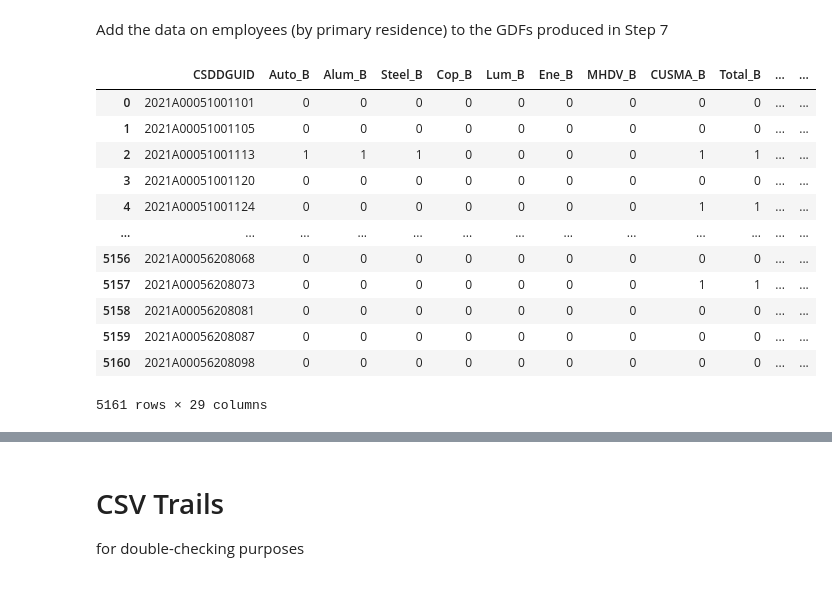
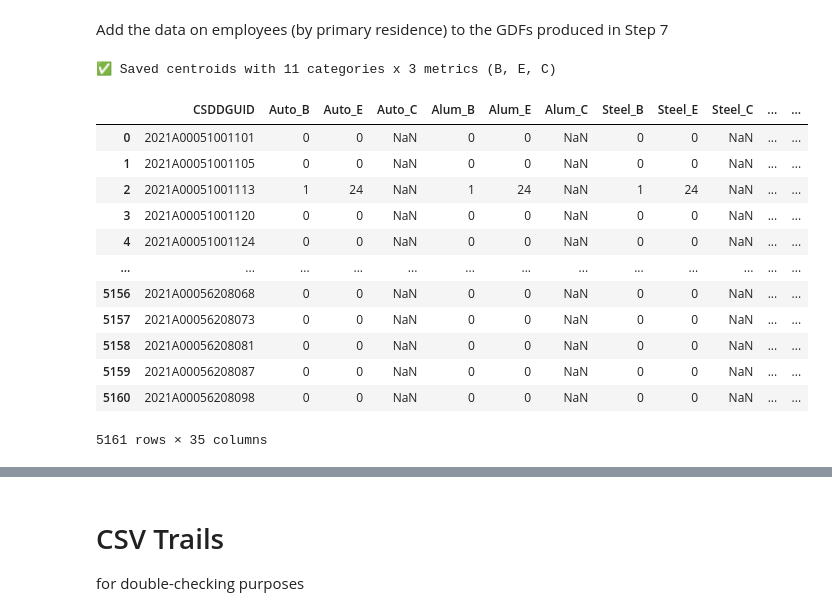
Before and after one commit to schoolofcities/tariffs, a Jupyter notebook: analysis/Data Manipulation YJ CSD.ipynb, the cells around one changed output, grey strips where cells are left out. Saved outputs shown, nothing was run; the diff lists cells and outputs as text; code cells hidden in the pictures.

```diff
--- a/analysis/Data Manipulation YJ CSD.ipynb
+++ b/analysis/Data Manipulation YJ CSD.ipynb
@@ -1096,6 +1199,10 @@ weight_naics_pivot
 | 12 | YK | 0.000000 | 0.000000 | 0.0 | 0.000000 | 0.000000 | 0.000000 | 0.000000 | 0.0 | 0.000000 | ... |
 13 rows × 311 columns
 # %%
+# ============================================================
+# CALCULATE CENSUS BY TARIFFS - DYNAMIC CATEGORIES
+# ============================================================
+
 # Step 1: Merge adjusted_jobs with weight_naics_pivot on Province
 census_byjobs = adjusted_jobs.merge(weight_naics_pivot, on='Province', how='left')
 
@@ -1112,18 +1219,20 @@ census_byjobs = census_byjobs[['CSDDGUID', 'To'] + cola]
 grouped_data = {
     'CSDDGUID': census_byjobs['CSDDGUID'],  # retain CSD ID
     'Census': census_byjobs['To'],
-    'Auto_C': census_byjobs[[col for col in cola if col in auto_naics]].sum(axis=1),
-    'Alum_C': census_byjobs[[col for col in cola if col in alum_naics]].sum(axis=1),
-    'Steel_C': census_byjobs[[col for col in cola if col in steel_naics]].sum(axis=1),
-    'Cop_C': census_byjobs[[col for col in cola if col in copper_naics]].sum(axis=1),
-    'Lum_C': census_byjobs[[col for col in cola if col in lum_naics]].sum(axis=1),
-    'Ene_C': census_byjobs[[col for col in cola if col in ene_naics]].sum(axis=1),
-    'MHDV_C': census_byjobs[[col for col in cola if col in mhdv_naics]].sum(axis=1),
-    'CUSMA_C': census_byjobs[[col for col in cola if col in noncusma_naics]].sum(axis=1),
-    'Total_C': census_byjobs.iloc[:, 2:].sum(axis=1)
 }
+
+# Add _C columns for each category dynamically
+for prefix, naics_set in category_naics.items():
+    matching_cols = [col for col in cola if col in naics_set]
+    if matching_cols:
+        grouped_data[f'{prefix}_C'] = census_byjobs[matching_cols].sum(axis=1)
+    else:
+        grouped_data[f'{prefix}_C'] = 0
 
 # Create final grouped DataFrame
 census_bytariffs = pd.DataFrame(grouped_data)
+
+print(f"✅ Created census_bytariffs with {len([k for k in grouped_data if k.endswith('_C')])} category columns")
+
 census_bytariffs
 # %% [output]
@@ -1145,24 +1255,39 @@ census_bytariffs
 # %% [markdown]
 Add the data on employees (by primary residence) to the GDFs produced in Step 7
 # %%
+# ============================================================
+# MERGE CENSUS DATA WITH CENTROIDS - DYNAMIC CATEGORIES
+# ============================================================
+
 centroids = cent_gdf.merge(census_bytariffs, on='CSDDGUID', how='left')
-centroids = centroids[['CSDDGUID'] + [f'{tar}_B' for tar in tars] + [f'{tar}_E' for tar in tars] + [f'{tar}_C' for tar in tars] + ['geometry']]
+
+# Build column list dynamically
+centroid_cols = ['CSDDGUID']
+for prefix in all_category_prefixes:
+    centroid_cols.extend([f'{prefix}_B', f'{prefix}_E', f'{prefix}_C'])
+centroid_cols.append('geometry')
+
+centroids = centroids[centroid_cols]
 centroids = centroids.to_crs('EPSG:4326')
 centroids.to_file('centroids_csd.geojson', driver='GeoJSON')
 centroids.to_csv("centroids_csd.csv", index=False)
+
+print(f"✅ Saved centroids with {len(all_category_prefixes)} categories x 3 metrics (B, E, C)")
+
 centroids
 # %% [output]
+✅ Saved centroids with 11 categories x 3 metrics (B, E, C)
-|  | CSDDGUID | Auto_B | Alum_B | Steel_B | Cop_B | Lum_B | Ene_B | MHDV_B | CUSMA_B | Total_B | ... | ... |
-| 0 | 2021A00051001101 | 0 | 0 | 0 | 0 | 0 | 0 | 0 | 0 | 0 | ... | ... |
-| 1 | 2021A00051001105 | 0 | 0 | 0 | 0 | 0 | 0 | 0 | 0 | 0 | ... | ... |
-| 2 | 2021A00051001113 | 1 | 1 | 1 | 0 | 0 | 0 | 0 | 1 | 1 | ... | ... |
-| 3 | 2021A00051001120 | 0 | 0 | 0 | 0 | 0 | 0 | 0 | 0 | 0 | ... | ... |
-| 4 | 2021A00051001124 | 0 | 0 | 0 | 0 | 0 | 0 | 0 | 1 | 1 | ... | ... |
+|  | CSDDGUID | Auto_B | Auto_E | Auto_C | Alum_B | Alum_E | Alum_C | Steel_B | Steel_E | Steel_C | ... | ... |
+| 0 | 2021A00051001101 | 0 | 0 | NaN | 0 | 0 | NaN | 0 | 0 | NaN | ... | ... |
+| 1 | 2021A00051001105 | 0 | 0 | NaN | 0 | 0 | NaN | 0 | 0 | NaN | ... | ... |
+| 2 | 2021A00051001113 | 1 | 24 | NaN | 1 | 24 | NaN | 1 | 24 | NaN | ... | ... |
+| 3 | 2021A00051001120 | 0 | 0 | NaN | 0 | 0 | NaN | 0 | 0 | NaN | ... | ... |
+| 4 | 2021A00051001124 | 0 | 0 | NaN | 0 | 0 | NaN | 0 | 0 | NaN | ... | ... |
 | ... | ... | ... | ... | ... | ... | ... | ... | ... | ... | ... | ... | ... |
-| 5156 | 2021A00056208068 | 0 | 0 | 0 | 0 | 0 | 0 | 0 | 0 | 0 | ... | ... |
-| 5157 | 2021A00056208073 | 0 | 0 | 0 | 0 | 0 | 0 | 0 | 1 | 1 | ... | ... |
-| 5158 | 2021A00056208081 | 0 | 0 | 0 | 0 | 0 | 0 | 0 | 0 | 0 | ... | ... |
-| 5159 | 2021A00056208087 | 0 | 0 | 0 | 0 | 0 | 0 | 0 | 0 | 0 | ... | ... |
-| 5160 | 2021A00056208098 | 0 | 0 | 0 | 0 | 0 | 0 | 0 | 0 | 0 | ... | ... |
+| 5156 | 2021A00056208068 | 0 | 0 | NaN | 0 | 0 | NaN | 0 | 0 | NaN | ... | ... |
+| 5157 | 2021A00056208073 | 0 | 0 | NaN | 0 | 0 | NaN | 0 | 0 | NaN | ... | ... |
+| 5158 | 2021A00056208081 | 0 | 0 | NaN | 0 | 0 | NaN | 0 | 0 | NaN | ... | ... |
+| 5159 | 2021A00056208087 | 0 | 0 | NaN | 0 | 0 | NaN | 0 | 0 | NaN | ... | ... |
+| 5160 | 2021A00056208098 | 0 | 0 | NaN | 0 | 0 | NaN | 0 | 0 | NaN | ... | ... |
-5161 rows × 29 columns
+5161 rows × 35 columns
 # %%
```
Also changed, not shown: parts of 24 cells of this notebook, 1 other file.
